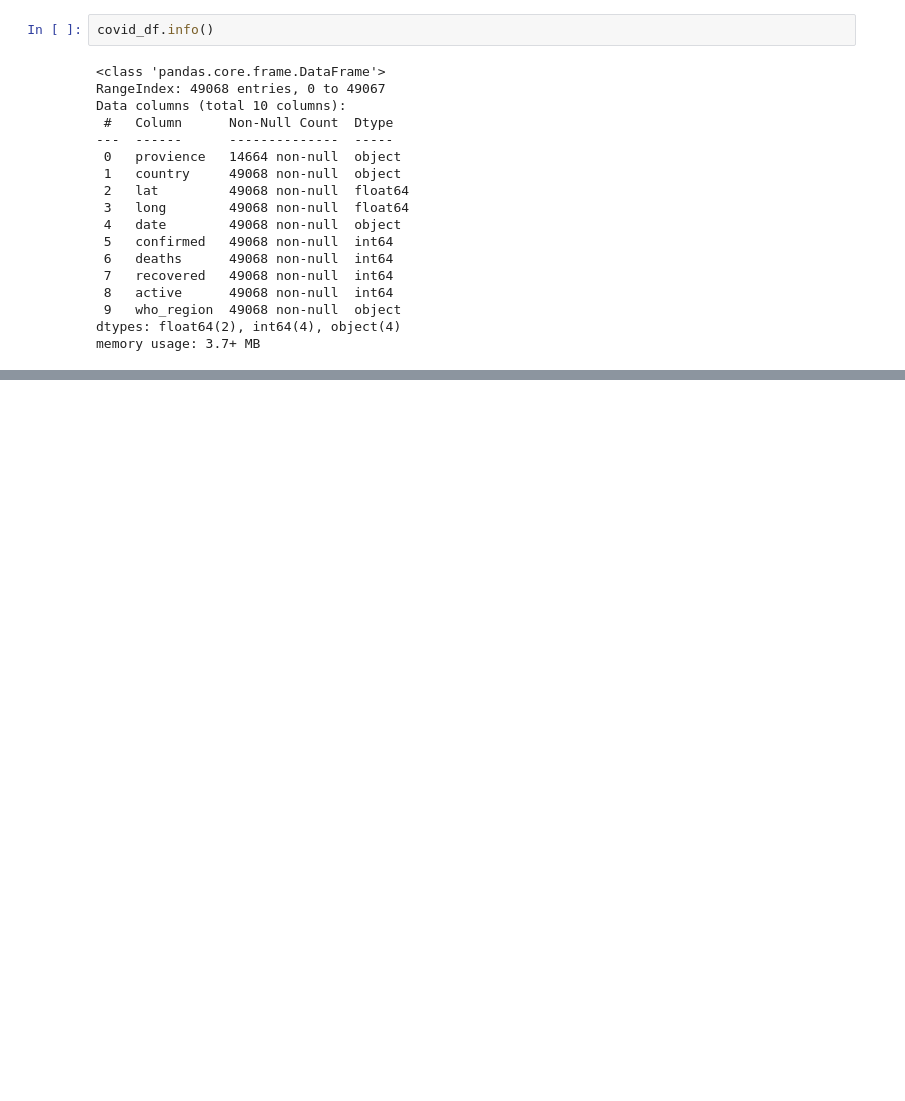
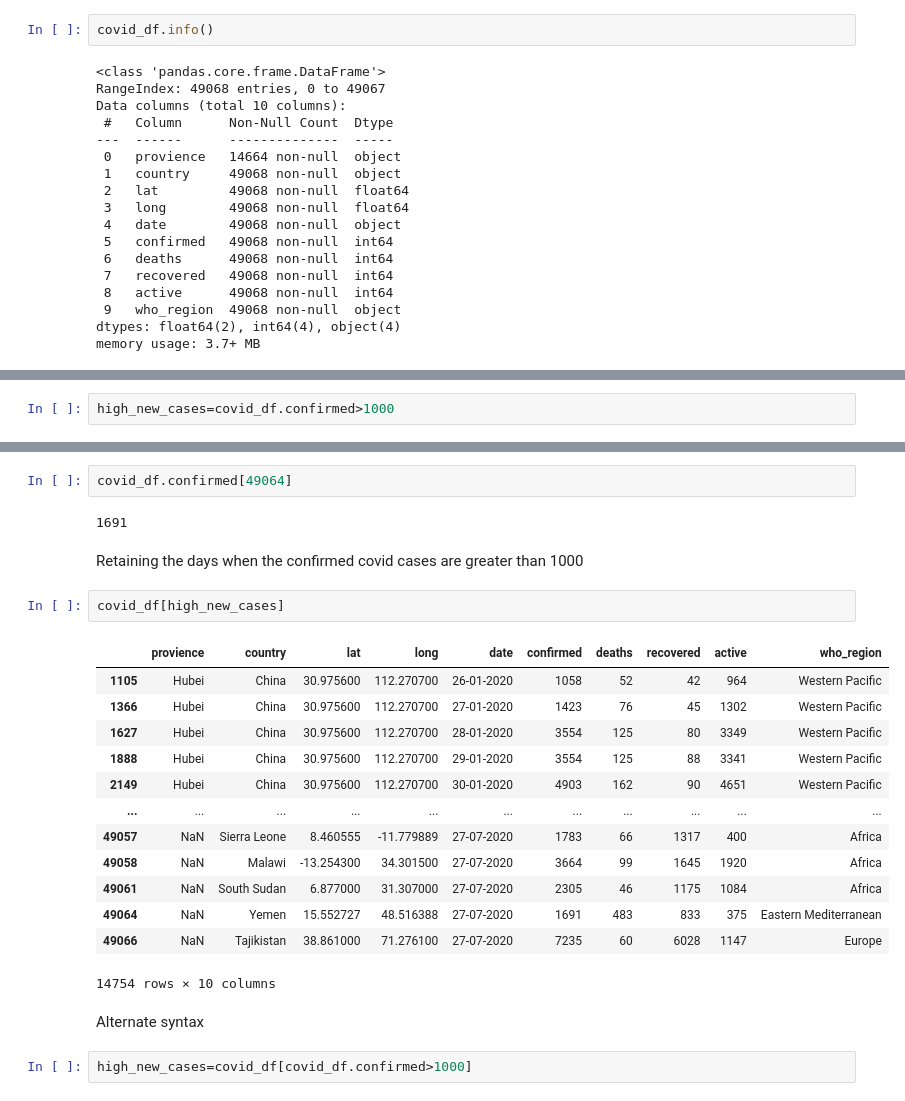
Before and after one commit to Swaraz08/Jupyter, a Jupyter notebook: pandas.ipynb, the cells around one changed output, grey strips where cells are left out. Cells and saved outputs as stored; diff of their text form; blank space fills up the shorter version.

```diff
--- a/pandas.ipynb
+++ b/pandas.ipynb
@@ -52,0 +77,2 @@ total_active_cases
+# %%
+high_new_cases=covid_df.confirmed>1000
@@ -52,0 +94,26 @@ total_active_cases
+# %%
+covid_df.confirmed[49064]
+# %% [output]
+1691
+# %% [markdown]
+Retaining the days when the confirmed covid cases are greater than 1000
+# %%
+covid_df[high_new_cases]
+# %% [output]
+|  | provience | country | lat | long | date | confirmed | deaths | recovered | active | who_region |
+| 1105 | Hubei | China | 30.975600 | 112.270700 | 26-01-2020 | 1058 | 52 | 42 | 964 | Western Pacific |
+| 1366 | Hubei | China | 30.975600 | 112.270700 | 27-01-2020 | 1423 | 76 | 45 | 1302 | Western Pacific |
+| 1627 | Hubei | China | 30.975600 | 112.270700 | 28-01-2020 | 3554 | 125 | 80 | 3349 | Western Pacific |
+| 1888 | Hubei | China | 30.975600 | 112.270700 | 29-01-2020 | 3554 | 125 | 88 | 3341 | Western Pacific |
+| 2149 | Hubei | China | 30.975600 | 112.270700 | 30-01-2020 | 4903 | 162 | 90 | 4651 | Western Pacific |
+| ... | ... | ... | ... | ... | ... | ... | ... | ... | ... | ... |
+| 49057 | NaN | Sierra Leone | 8.460555 | -11.779889 | 27-07-2020 | 1783 | 66 | 1317 | 400 | Africa |
+| 49058 | NaN | Malawi | -13.254300 | 34.301500 | 27-07-2020 | 3664 | 99 | 1645 | 1920 | Africa |
+| 49061 | NaN | South Sudan | 6.877000 | 31.307000 | 27-07-2020 | 2305 | 46 | 1175 | 1084 | Africa |
+| 49064 | NaN | Yemen | 15.552727 | 48.516388 | 27-07-2020 | 1691 | 483 | 833 | 375 | Eastern Mediterranean |
+| 49066 | NaN | Tajikistan | 38.861000 | 71.276100 | 27-07-2020 | 7235 | 60 | 6028 | 1147 | Europe |
+14754 rows × 10 columns
+# %% [markdown]
+Alternate syntax
+# %%
+high_new_cases=covid_df[covid_df.confirmed>1000]
```
Also changed, not shown: parts of 36 cells of this notebook.
